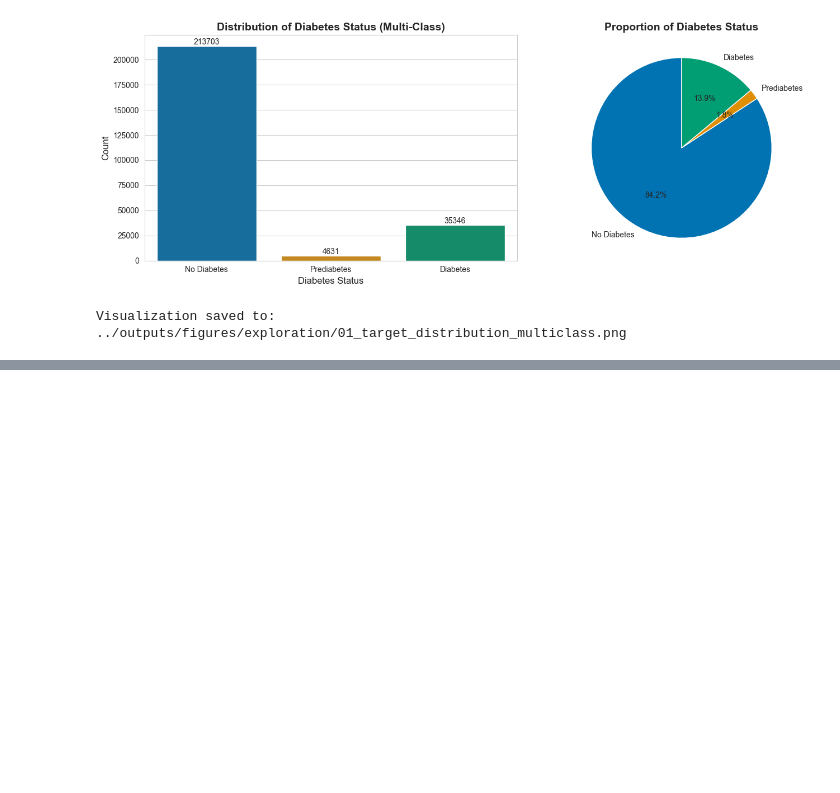
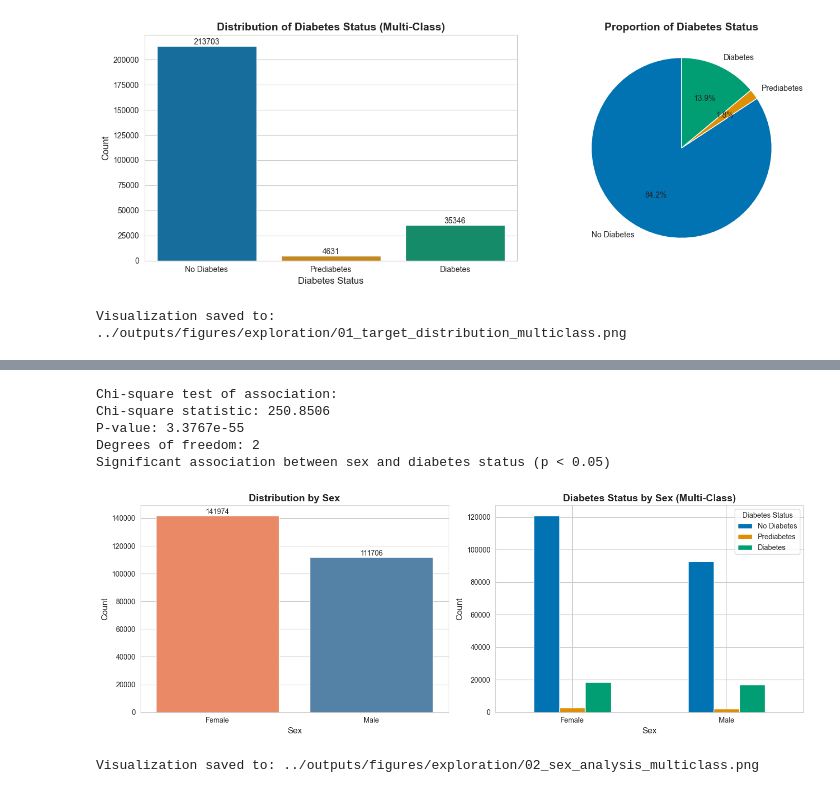
Before and after one commit to eyyuboeztuerk-arch/diabetes-multiclass-project, a Jupyter notebook: notebooks/01_exploration.ipynb, the cells around one changed output, grey strips where cells are left out. Saved outputs shown, nothing was run; the diff lists cells and outputs as text; code cells hidden in the pictures; blank space fills up the shorter version.

Commit message:
Add sex/gender analysis section to 01_exploration.ipynb

```diff
--- a/notebooks/01_exploration.ipynb
+++ b/notebooks/01_exploration.ipynb
@@ -489,0 +527,51 @@ Visualization saved to: ../outputs/figures/exploration/01_target_distribution_mu
+# %%
+# Chi-square test
+contingency_table = pd.crosstab(df['Sex'], df['Diabetes_012'])
+chi2, p_value, dof, expected = chi2_contingency(contingency_table)
+
+print("\nChi-square test of association:")
+print(f"Chi-square statistic: {chi2:.4f}")
+print(f"P-value: {p_value:.4e}")
+print(f"Degrees of freedom: {dof}")
+
+if p_value < 0.05: # pyright: ignore[reportOperatorIssue]
+    print("Significant association between sex and diabetes status (p < 0.05)")
+else:
+    print("No significant association between sex and diabetes status (p >= 0.05)")
+# %% [output]
+Chi-square test of association:
+Chi-square statistic: 250.8506
+P-value: 3.3767e-55
+Degrees of freedom: 2
+Significant association between sex and diabetes status (p < 0.05)
+# %%
+# Visualization
+fig, axes = plt.subplots(1, 2, figsize=(14, 5))
+
+# Overall sex distribution
+sns.countplot(data=df, x='Sex', ax=axes[0], palette={'0.0': 'coral', '1.0': 'steelblue'})
+axes[0].set_title('Distribution by Sex', fontsize=14, fontweight='bold')
+axes[0].set_xlabel('Sex', fontsize=12)
+axes[0].set_ylabel('Count', fontsize=12)
+axes[0].set_xticklabels(['Female', 'Male'])
+
+for container in axes[0].containers:
+    axes[0].bar_label(container, fmt='%d')
+
+# Diabetes prevalence by sex (MULTI-CLASS)
+sex_diabetes_counts = pd.crosstab(df['Sex'], df['Diabetes_012'])
+sex_diabetes_counts.plot(kind='bar', ax=axes[1], color=colors_3class)
+axes[1].set_title('Diabetes Status by Sex (Multi-Class)', fontsize=14, fontweight='bold')
+axes[1].set_xlabel('Sex', fontsize=12)
+axes[1].set_ylabel('Count', fontsize=12)
+axes[1].set_xticklabels(['Female', 'Male'], rotation=0)
+axes[1].legend(['No Diabetes', 'Prediabetes', 'Diabetes'], title='Diabetes Status')
+
+plt.tight_layout()
+plt.savefig(f'{output_dir}/02_sex_analysis_multiclass.png', dpi=300, bbox_inches='tight')
+plt.show()
+
+print(f"\nVisualization saved to: {output_dir}/02_sex_analysis_multiclass.png")
+# %% [output]
+[figure, added]
+Visualization saved to: ../outputs/figures/exploration/02_sex_analysis_multiclass.png
```
Also changed, not shown: parts of 3 cells of this notebook.
